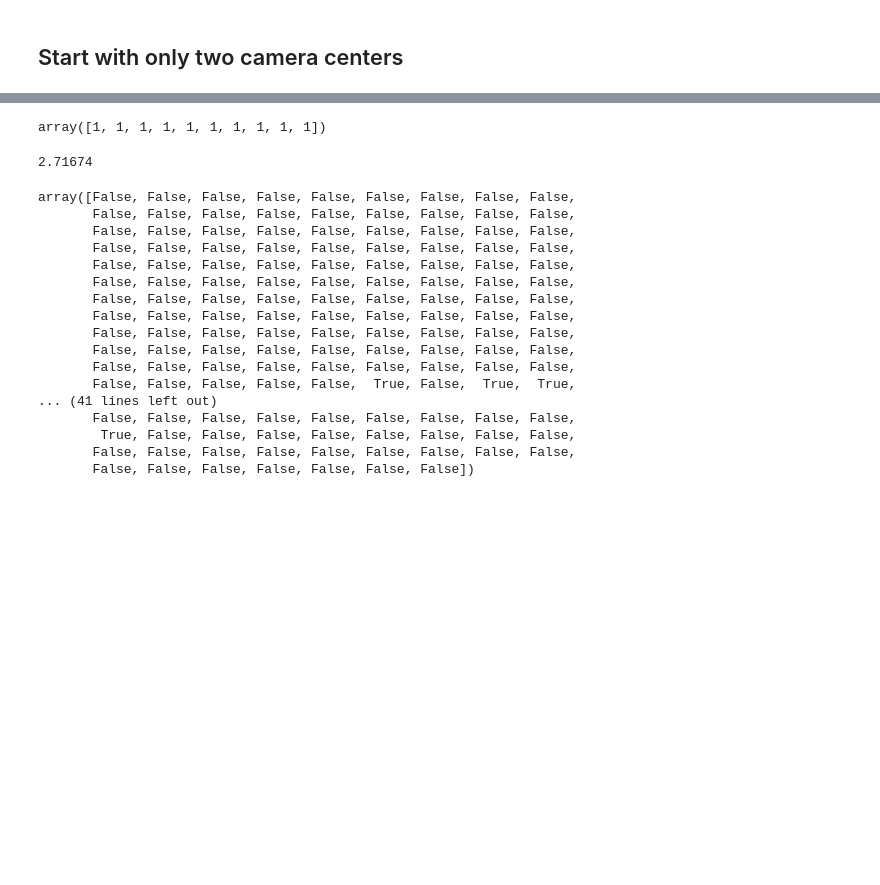
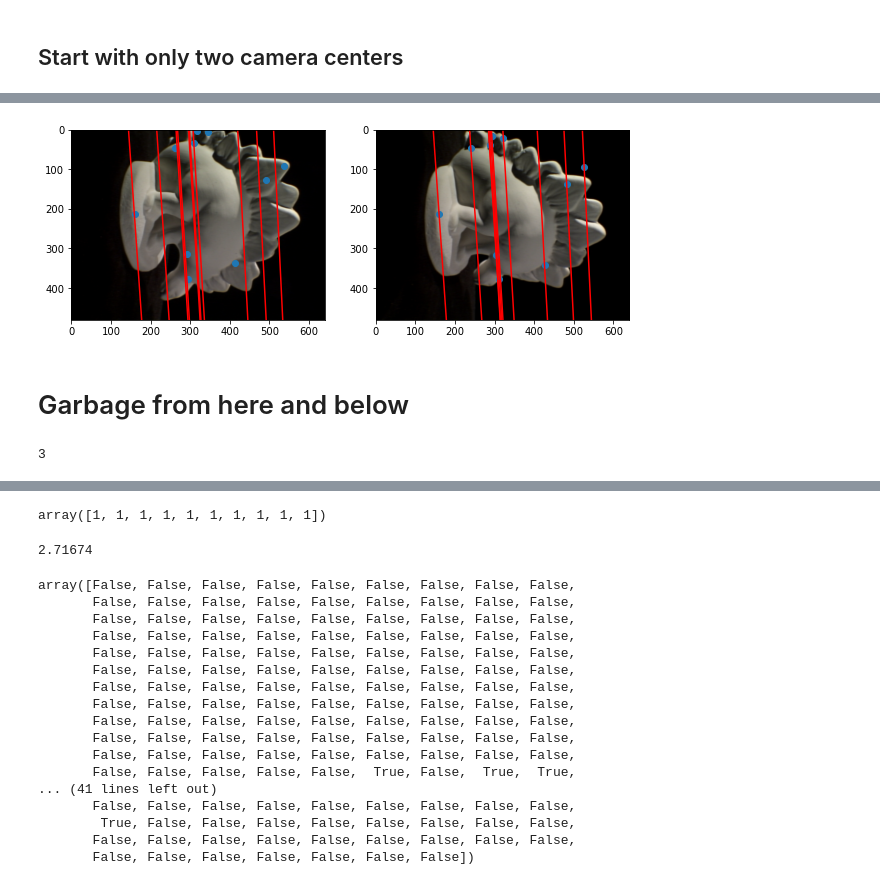
Before and after one commit to mingyuwoo98/volumetric-surface-reconstruction, a Jupyter notebook: mike.ipynb, the cells around one changed output, grey strips where cells are left out. Cells and saved outputs as stored; diff of their text form; code cells hidden in the pictures; blank space fills up the shorter version.

```diff
--- a/mike.ipynb
+++ b/mike.ipynb
@@ -273,6 +312,6 @@ plt.show()
 # %%
 # SAMPLE RANDOM INDICES
-l,w,c = np.shape(image.imread("dinoSparseRing/dinoSR0001.png"))
+h,w,c = np.shape(imL)
 # Keep this an odd number to make things easier
 bounding_box_size = 3
 num_feature_points = 10
@@ -280,9 +319,14 @@ num_feature_points = 10
 # mask = np.where(np.sum(imL, axis = 2) > 0.15, 1, 0)
 mask_mike = np.where(np.sum(imL, axis = 2) > 0.4, 1, 0)
 mask = mask_mike
+maske1 = np.where(mask == 1)
 
-points = np.array(np.where(mask == 1)).T
+points = np.array([maske1[1], maske1[0]]).T
 
 idx = np.random.choice(np.arange(points.shape[0]), size = num_feature_points)
+while not np.all((idx[1] > bounding_box_size)&(idx[1] < h-bounding_box_size)&(idx[0] > bounding_box_size)&(idx[0] < w-bounding_box_size)):
+    idx = np.random.choice(np.arange(points.shape[0]), size = num_feature_points)
+
+
 
 x1 = points[idx]
@@ -288,0 +335,27 @@ x1 = points[idx]
+# %%
+plt.figure(0,figsize = (10, 4))
+ax81 = plt.subplot(121)
+plt.imshow(imL)
+plt.scatter(x1[:, 0], x1[:, 1])
+for i in range(num_feature_points):
+    ax81.plot(u1_list[i], v1_list[i], '-r')
+    ax81.set_xlim((0, imR.shape[0]))
+    ax81.set_ylim((imR.shape[1], 0))
+
+plt.xlim(0, w)
+plt.ylim(h, 0)
+ax82 = plt.subplot(122)
+plt.imshow(imR)
+plt.scatter(x2[:, 0], x2[:, 1])
+for i in range(num_feature_points):
+    ax82.plot(u2_list[i], v2_list[i], '-r')
+    ax82.set_xlim((0, imR.shape[0]))
+    ax82.set_ylim((imR.shape[1], 0))
+
+plt.xlim(0, w)
+plt.ylim(h, 0)
+plt.show()
+# %% [output]
+[figure, added]
+# %% [markdown]
+# Garbage from here and below
@@ -288,0 +365,7 @@ x1 = points[idx]
+# %%
+print(bounding_box_size)
+
+idx = np.where((v2_list > bounding_box_size)&(v2_list < h-bounding_box_size)& \
+                (u2_list > bounding_box_size)&(u2_list < w-bounding_box_size))[0]
+# %% [output]
+3
```
Also changed, not shown: parts of 24 cells of this notebook.
